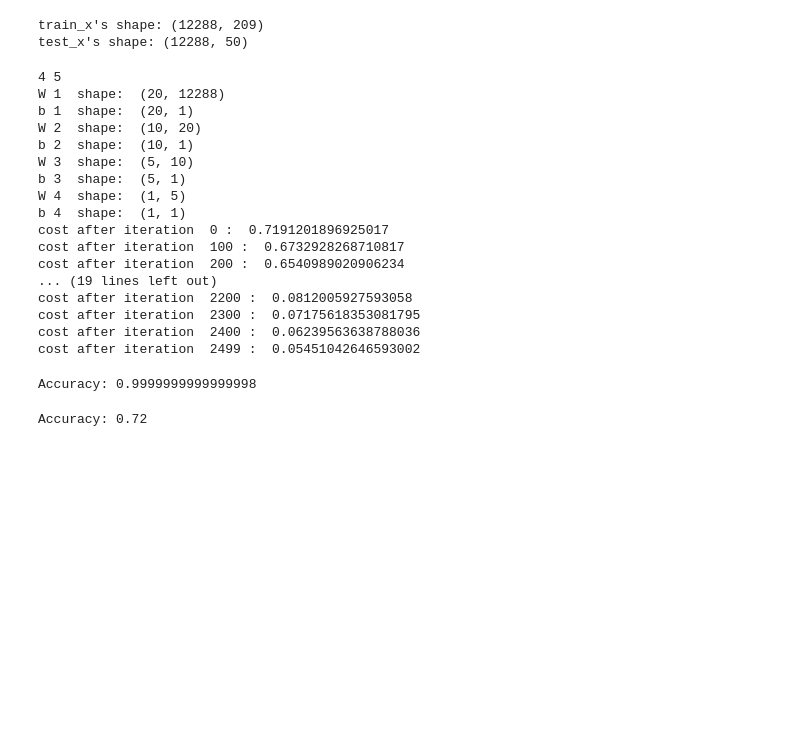
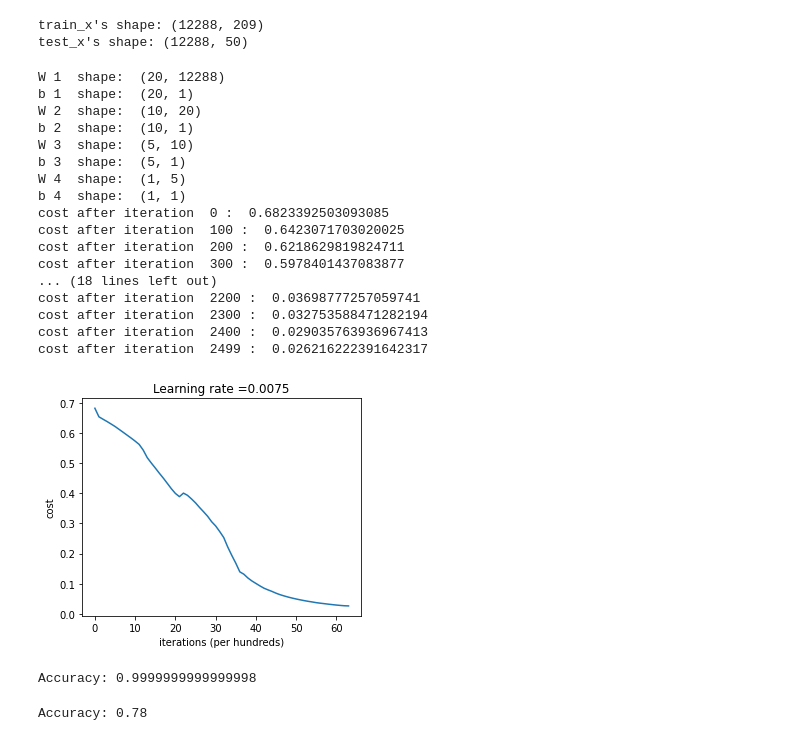
Before and after one commit to hamedrq7/Deep-Learning-Numpy-Practice, a Jupyter notebook: Fully-Connected-Deep-Neural-Network.ipynb, the cells around one changed output. Saved outputs shown, nothing was run; the diff lists cells and outputs as text; code cells hidden in the pictures; blank space fills up the shorter version.

```diff
--- a/Fully-Connected-Deep-Neural-Network.ipynb
+++ b/Fully-Connected-Deep-Neural-Network.ipynb
@@ -48,7 +48,7 @@ class DeepNN:
         assert not self.layer_dims[self.L-1]!=1, "This network only supports single layer output."
 
         self.params = self.create_parameters()
-
+        self.costs = []
 
     def create_parameters(self):
         params = {}
@@ -69,9 +69,9 @@ class DeepNN:
         for l in range(1, self.L):
             linear_actvs["Z"+str(l)] = np.dot(self.params["W"+str(l)], linear_actvs["A"+str(l-1)]) + self.params["b"+str(l)]
             if l!=self.L-1:
-                linear_actvs["A"+str(l)] = act_func(linear_actvs["Z"+str(l)], func = "relu")
+                linear_actvs["A"+str(l)] = self.act_func(linear_actvs["Z"+str(l)], func = "relu")
             else:
-                linear_actvs["A"+str(l)] = act_func(linear_actvs["Z"+str(l)], func = "sigmoid")
+                linear_actvs["A"+str(l)] = self.act_func(linear_actvs["Z"+str(l)], func = "sigmoid")
 
         return linear_actvs
 
@@ -107,7 +107,7 @@ class DeepNN:
             self.params["b"+str(l)] = self.params["b"+str(l)] - lr * grads["db"+str(l)]
 
     def train(self, X, Y, num_iterations, lr):
-
+        self.learning_rate = lr
         m = X.shape[1] # ?
         assert not X.shape[0]!=self.layer_dims[0], "given Input X doesnt match the Input Layer size."
         assert not X.shape[1]!=Y.shape[1], "Number of inputs and outputs doesnt match."
@@ -121,6 +121,9 @@ class DeepNN:
 
             if i % 100 == 0 or i == num_iterations-1:
                print("cost after iteration ", i, ": ", cost)
+
+            if i % 40 == 0 or i == num_iterations-1:
+                self.costs.append(cost)
 
         #return params
 
@@ -212,7 +215,6 @@ activation_funcs = ["relu", "relu", "relu", "sigmoid"]
 dnn = DeepNN([12288, 20, 10, 5, 1], activation_funcs)
 dnn.train(train_x, train_y, 2500, 0.0075)
 # %% [output]
-4 5
 W 1  shape:  (20, 12288)
 b 1  shape:  (20, 1)
 W 2  shape:  (10, 20)
@@ -221,14 +223,25 @@ W 3  shape:  (5, 10)
 b 3  shape:  (5, 1)
 W 4  shape:  (1, 5)
 b 4  shape:  (1, 1)
-cost after iteration  0 :  0.7191201896925017
-cost after iteration  100 :  0.6732928268710817
-cost after iteration  200 :  0.6540989020906234
-... (19 lines left out)
-cost after iteration  2200 :  0.0812005927593058
-cost after iteration  2300 :  0.07175618353081795
-cost after iteration  2400 :  0.06239563638788036
-cost after iteration  2499 :  0.05451042646593002
+cost after iteration  0 :  0.6823392503093085
+cost after iteration  100 :  0.6423071703020025
+cost after iteration  200 :  0.6218629819824711
+cost after iteration  300 :  0.5978401437083877
+... (18 lines left out)
+cost after iteration  2200 :  0.03698777257059741
+cost after iteration  2300 :  0.032753588471282194
+cost after iteration  2400 :  0.029035763936967413
+cost after iteration  2499 :  0.026216222391642317
+# %%
+# Plot learning curve (with costs)
+costs = np.squeeze(dnn.costs)
+plt.plot(costs)
+plt.ylabel('cost')
+plt.xlabel('iterations (per hundreds)')
+plt.title("Learning rate =" + str(dnn.learning_rate))
+plt.show()
+# %% [output]
+[figure, added]
 # %%
 pred_train = dnn.predict(train_x, train_y)
 # %% [output]
@@ -236,4 +249,4 @@ Accuracy: 0.9999999999999998
 # %%
 pred_test = dnn.predict(test_x, test_y)
 # %% [output]
-Accuracy: 0.72
+Accuracy: 0.78
```
